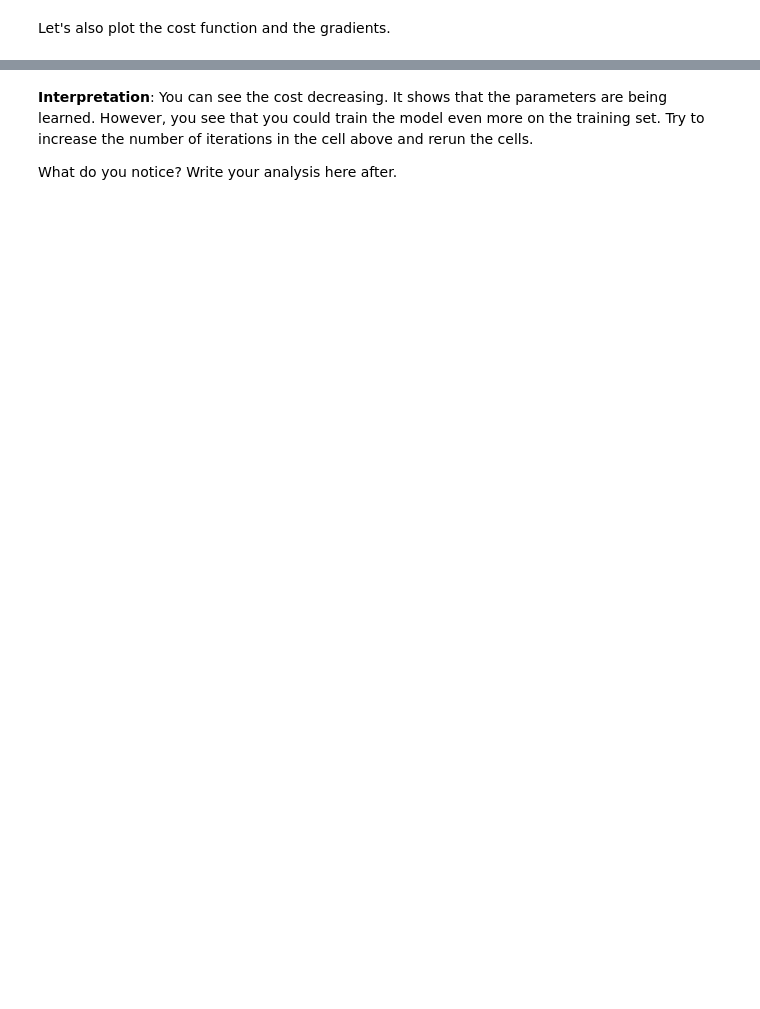
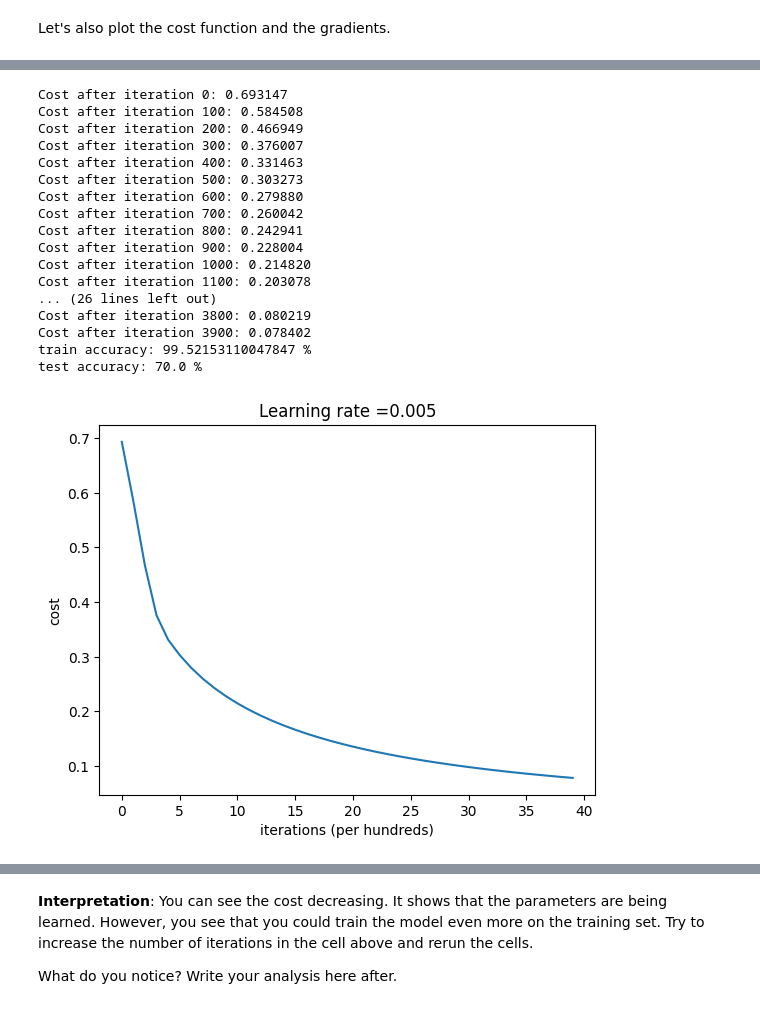
Before and after one commit to samuelladibe/S9_el_tegy_samuel_ladibe, a Jupyter notebook: Modelisation/tp2/TP2-Logistic-Regression.ipynb, the cells around one changed output, grey strips where cells are left out. Cells and saved outputs as stored; diff of their text form; code cells hidden in the pictures; blank space fills up the shorter version.

```diff
--- a/Modelisation/tp2/TP2-Logistic-Regression.ipynb
+++ b/Modelisation/tp2/TP2-Logistic-Regression.ipynb
@@ -209,7 +240,7 @@ def sigmoid(z):
     Return:
     s -- sigmoid(z)
     """
-    s = # COMPLETE THIS LINE
+    s = 1 / (1 + np.exp(-z))
 
     return s
 # %%
@@ -486,24 +528,22 @@ def model(X_train, Y_train, X_test, Y_test, num_iterations = 2000, learning_rate
 
     # initialize parameters with zeros (≈ 1 line of code)
     dim2 = len(X_train)
-    w, b = # COMPLETE THE LINE
+    w, b = initialize_with_zeros(dim2)
 
-    # Gradient descent (≈ 1 line of code)
-    parameters, grads, costs = # COMPLETE THE LINE
+    # Gradient descent (≈ 10 lines of code)
+    parameters, grads, costs = optimize(w, b, X_train, Y_train, num_iterations, learning_rate, print_cost)
 
     # Retrieve parameters w and b from dictionary "parameters"
     w = parameters["w"]
     b = parameters["b"]
 
-    # Predict test/train set examples (≈ 2 lines of code)
-    Y_prediction_test = # COMPLETE THE LINE
-    Y_prediction_train = # COMPLETE THE LINE
+    # Predict test/train set labels (≈ 2 lines of code)
+    Y_prediction_test = predict(w, b, X_test)
+    Y_prediction_train = predict(w, b, X_train)
 
-    print(w)
-    print(b)
+    # Print train/test Errors
     print("train accuracy: {} %".format(100 - np.mean(np.abs(Y_prediction_train - Y_train)) * 100))
     print("test accuracy: {} %".format(100 - np.mean(np.abs(Y_prediction_test - Y_test)) * 100))
-
 
     d = {"costs": costs,
          "Y_prediction_test": Y_prediction_test,
@@ -540,0 +604,28 @@ plt.show()
+# %%
+d = model(train_set_x, train_set_y, test_set_x, test_set_y, num_iterations = 4000, learning_rate = 0.005, print_cost = True)
+# Plot learning curve (with costs)
+costs = np.squeeze(d['costs'])
+plt.plot(costs)
+plt.ylabel('cost')
+plt.xlabel('iterations (per hundreds)')
+plt.title("Learning rate =" + str(d["learning_rate"]))
+plt.show()
+# %% [output]
+Cost after iteration 0: 0.693147
+Cost after iteration 100: 0.584508
+Cost after iteration 200: 0.466949
+Cost after iteration 300: 0.376007
+Cost after iteration 400: 0.331463
+Cost after iteration 500: 0.303273
+Cost after iteration 600: 0.279880
+Cost after iteration 700: 0.260042
+Cost after iteration 800: 0.242941
+Cost after iteration 900: 0.228004
+Cost after iteration 1000: 0.214820
+Cost after iteration 1100: 0.203078
+... (26 lines left out)
+Cost after iteration 3800: 0.080219
+Cost after iteration 3900: 0.078402
+train accuracy: 99.52153110047847 %
+test accuracy: 70.0 %
+[figure, added]
```
Also changed, not shown: parts of 16 cells of this notebook.
